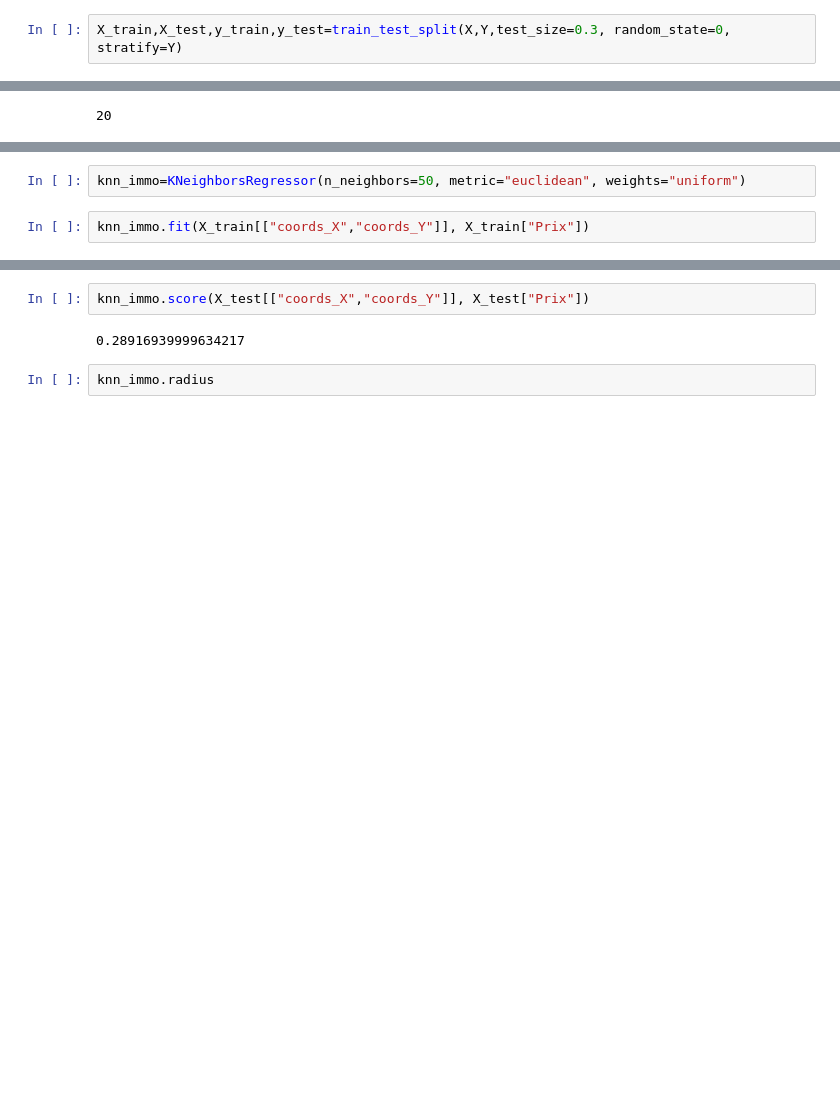
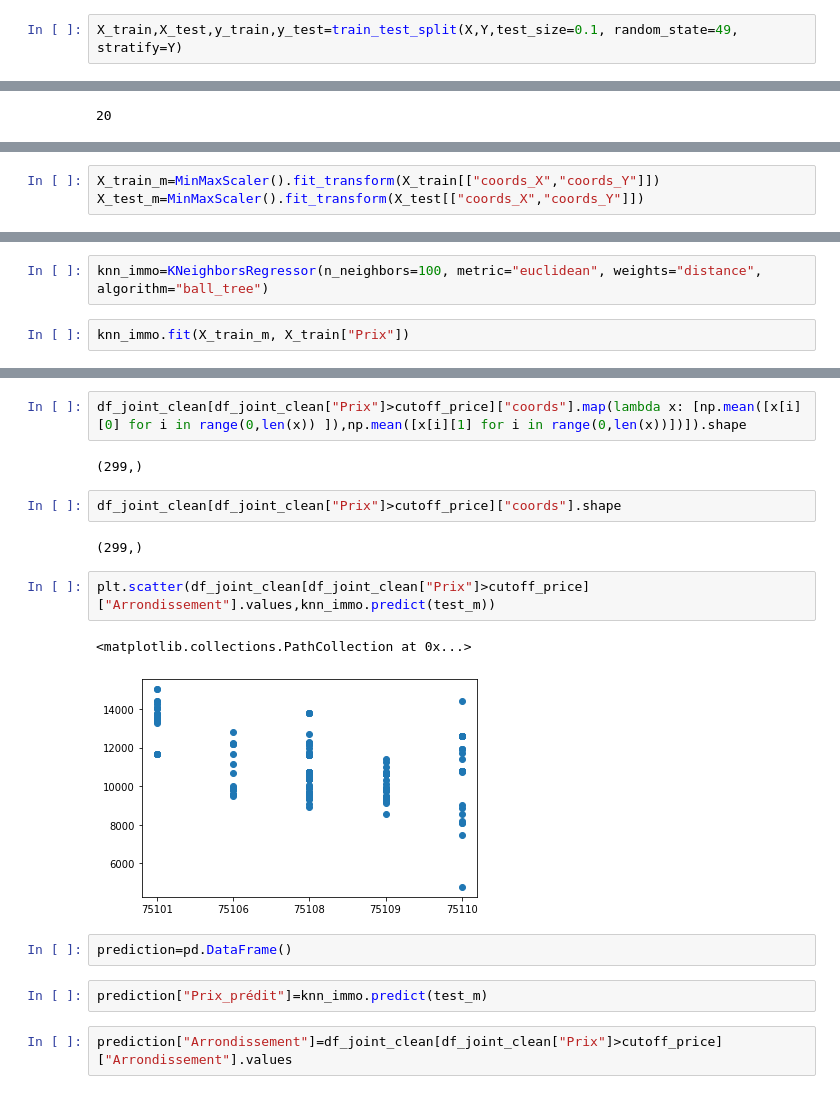
Before and after one commit to SteeveDo/clutering_price_meter_square, a Jupyter notebook: EDA_Immobilier_KNN.ipynb, the cells around one changed output, grey strips where cells are left out. Drawn from its saved outputs; the diff is of its cells as text; blank space fills up the shorter version.

```diff
--- a/EDA_Immobilier_KNN.ipynb
+++ b/EDA_Immobilier_KNN.ipynb
@@ -1003,5 +1084,5 @@ Y=df_final["Arrondissement"]
 # %%
-X_train,X_test,y_train,y_test=train_test_split(X,Y,test_size=0.3, random_state=0, stratify=Y)
+X_train,X_test,y_train,y_test=train_test_split(X,Y,test_size=0.1, random_state=49, stratify=Y)
 # %%
 X_train["Arrondissement"].unique().size
 # %% [output]
@@ -1025,0 +1257,3 @@ gs=GridSearchCV(KNeighborsRegressor(),
+# %%
+X_train_m=MinMaxScaler().fit_transform(X_train[["coords_X","coords_Y"]])
+X_test_m=MinMaxScaler().fit_transform(X_test[["coords_X","coords_Y"]])
@@ -1034,5 +1279,5 @@ gs_results.best_params_
 # %%
-knn_immo=KNeighborsRegressor(n_neighbors=50, metric="euclidean", weights="uniform")
+knn_immo=KNeighborsRegressor(n_neighbors=100, metric="euclidean", weights="distance", algorithm="ball_tree")
 # %%
-knn_immo.fit(X_train[["coords_X","coords_Y"]], X_train["Prix"])
+knn_immo.fit(X_train_m, X_train["Prix"])
 # %% [output]
@@ -1045,6 +1326,19 @@ array([12666.05765858,  4407.00201819, 11048.7864879 , ...,
-# %%
-knn_immo.score(X_test[["coords_X","coords_Y"]], X_test["Prix"])
-# %% [output]
-0.28916939999634217
-# %%
-knn_immo.radius
+# %%
+df_joint_clean[df_joint_clean["Prix"]>cutoff_price]["coords"].map(lambda x: [np.mean([x[i][0] for i in range(0,len(x)) ]),np.mean([x[i][1] for i in range(0,len(x))])]).shape
+# %% [output]
+(299,)
+# %%
+df_joint_clean[df_joint_clean["Prix"]>cutoff_price]["coords"].shape
+# %% [output]
+(299,)
+# %%
+plt.scatter(df_joint_clean[df_joint_clean["Prix"]>cutoff_price]["Arrondissement"].values,knn_immo.predict(test_m))
+# %% [output]
+<matplotlib.collections.PathCollection at 0x...>
+[figure, added]
+# %%
+prediction=pd.DataFrame()
+# %%
+prediction["Prix_prédit"]=knn_immo.predict(test_m)
+# %%
+prediction["Arrondissement"]=df_joint_clean[df_joint_clean["Prix"]>cutoff_price]["Arrondissement"].values
```
Also changed, not shown: parts of 109 cells of this notebook, 2 other files.
